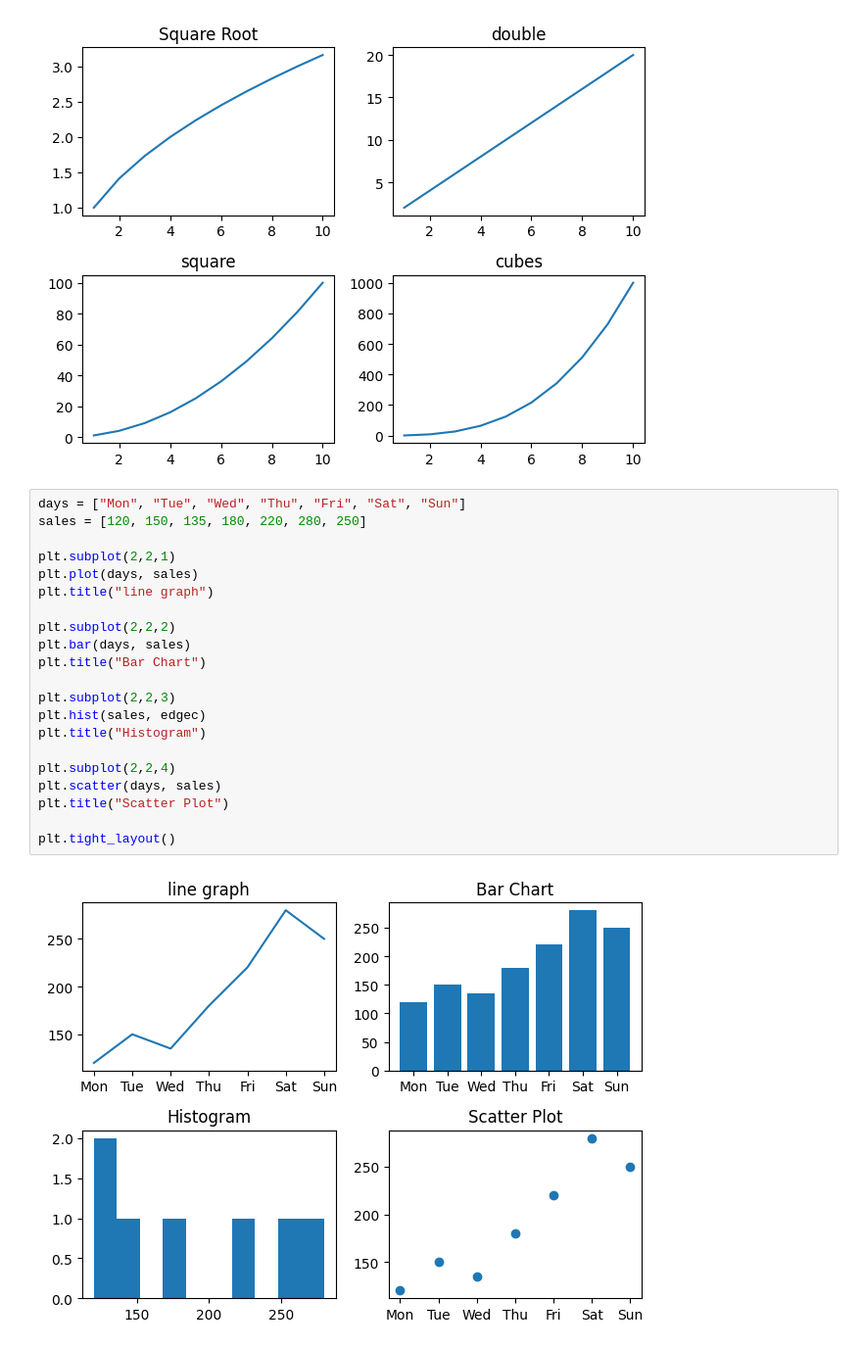
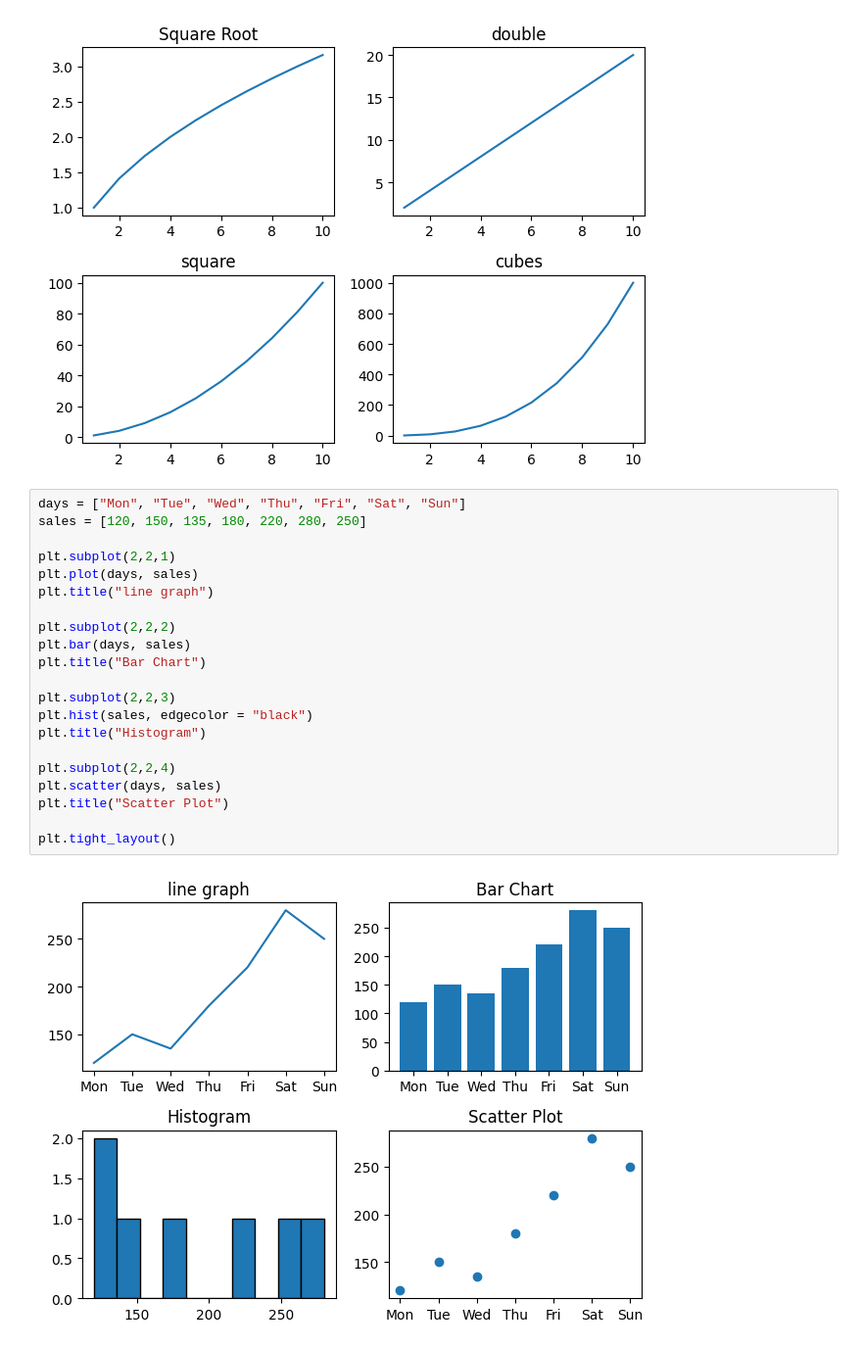
Before and after one commit to mohdwalirahmani/Data-Analytics, a Jupyter notebook: 05_Data Visualization/05_plots.ipynb, the cells around one changed output. Shown at 98% size. Saved outputs shown, nothing was run; the diff lists cells and outputs as text.

```diff
--- a/05_Data Visualization/05_plots.ipynb
+++ b/05_Data Visualization/05_plots.ipynb
@@ -88,23 +88,23 @@ plt.tight_layout()
 # %%
 days = ["Mon", "Tue", "Wed", "Thu", "Fri", "Sat", "Sun"]
 sales = [120, 150, 135, 180, 220, 280, 250]
 
 plt.subplot(2,2,1)
 plt.plot(days, sales)
 plt.title("line graph")
 
 plt.subplot(2,2,2)
 plt.bar(days, sales)
 plt.title("Bar Chart")
 
 plt.subplot(2,2,3)
-plt.hist(sales, edgec)
+plt.hist(sales, edgecolor = "black")
 plt.title("Histogram")
 
 plt.subplot(2,2,4)
 plt.scatter(days, sales)
 plt.title("Scatter Plot")
 
 plt.tight_layout()
 # %% [output]
-[figure, old version]
+[figure, new version]
```
Also changed, not shown: parts of 4 cells of this notebook.
